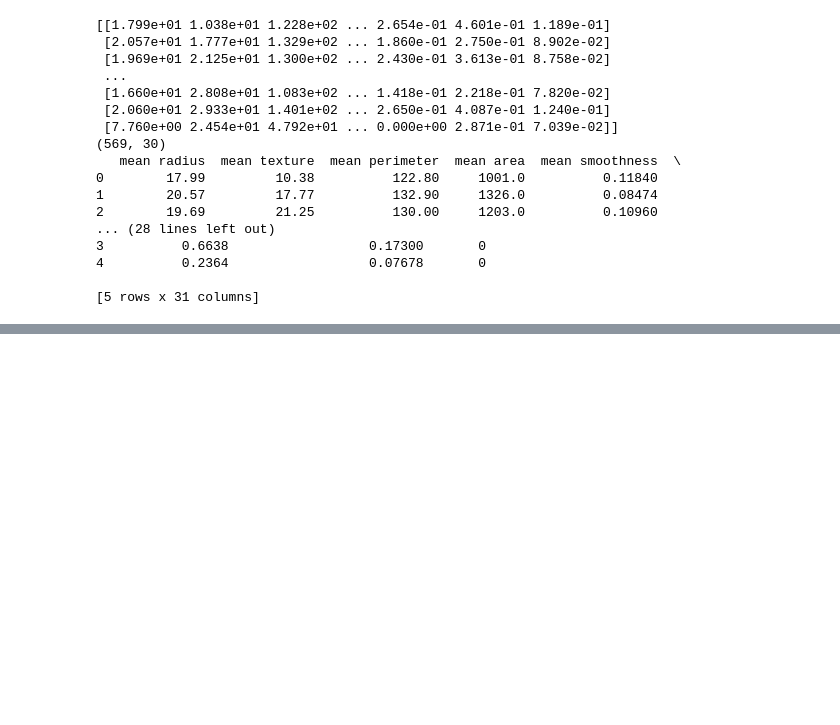
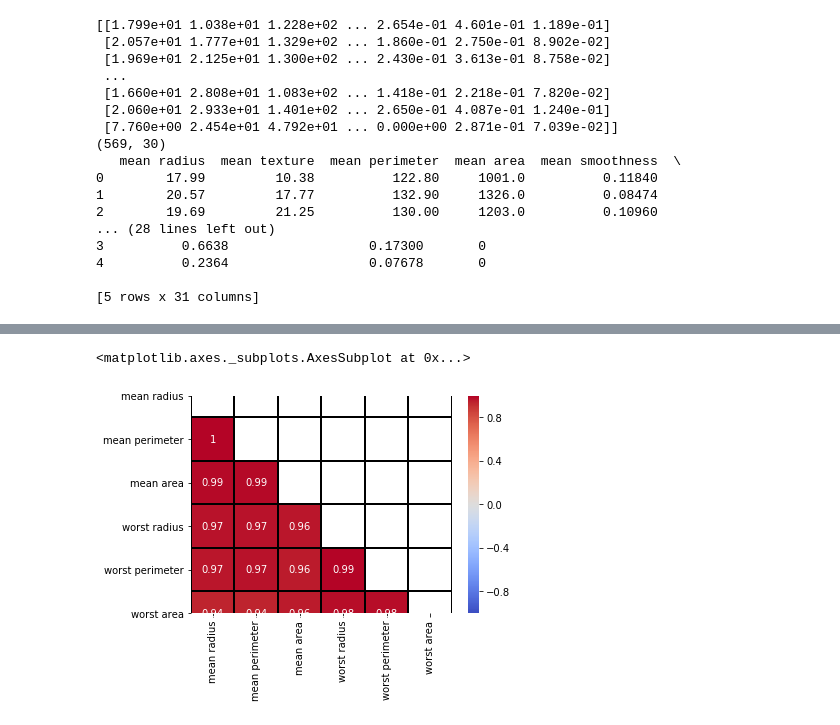
Before and after one commit to SamuelFolledo/DS2.1-Machine-Learning, a Jupyter notebook: classwork/homework/Homework 2- Support Vector Machines.ipynb, the cells around one changed output, grey strips where cells are left out. Cells and saved outputs as stored; diff of their text form; code cells hidden in the pictures; blank space fills up the shorter version.

```diff
--- a/classwork/homework/Homework 2- Support Vector Machines.ipynb
+++ b/classwork/homework/Homework 2- Support Vector Machines.ipynb
@@ -93,0 +114,8 @@ sns.heatmap(df.corr(), annot=True, vmin=-1, vmax=1, center= 0, cmap='coolwarm',
+# %%
+df_features = df[['mean radius', 'mean perimeter', 'mean area', 'worst radius', 'worst perimeter', 'worst area']]
+
+matrix = np.triu(df_features.corr())
+sns.heatmap(df_features.corr(), annot=True, vmin=-1, vmax=1, center= 0, cmap='coolwarm', linewidths=1, linecolor='black', square=True, mask=matrix)
+# %% [output]
+<matplotlib.axes._subplots.AxesSubplot at 0x...>
+[figure, added]
```
Also changed, not shown: parts of 16 cells of this notebook.
